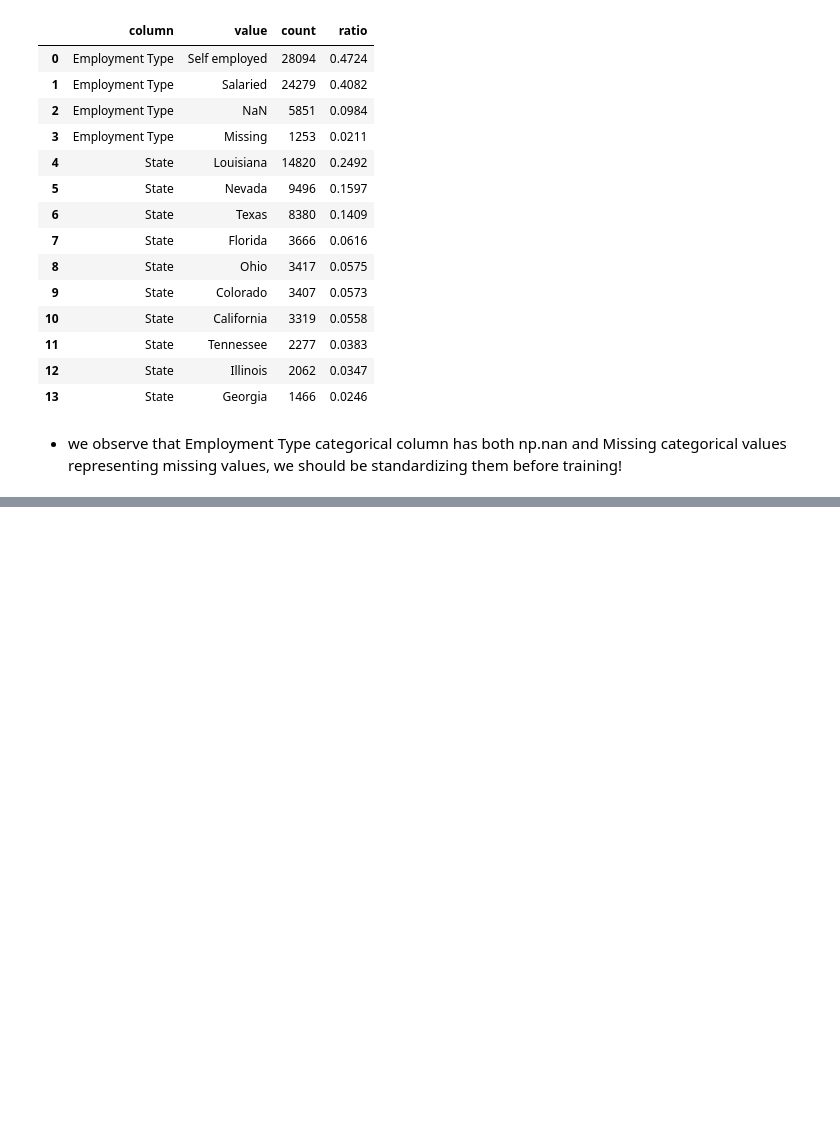
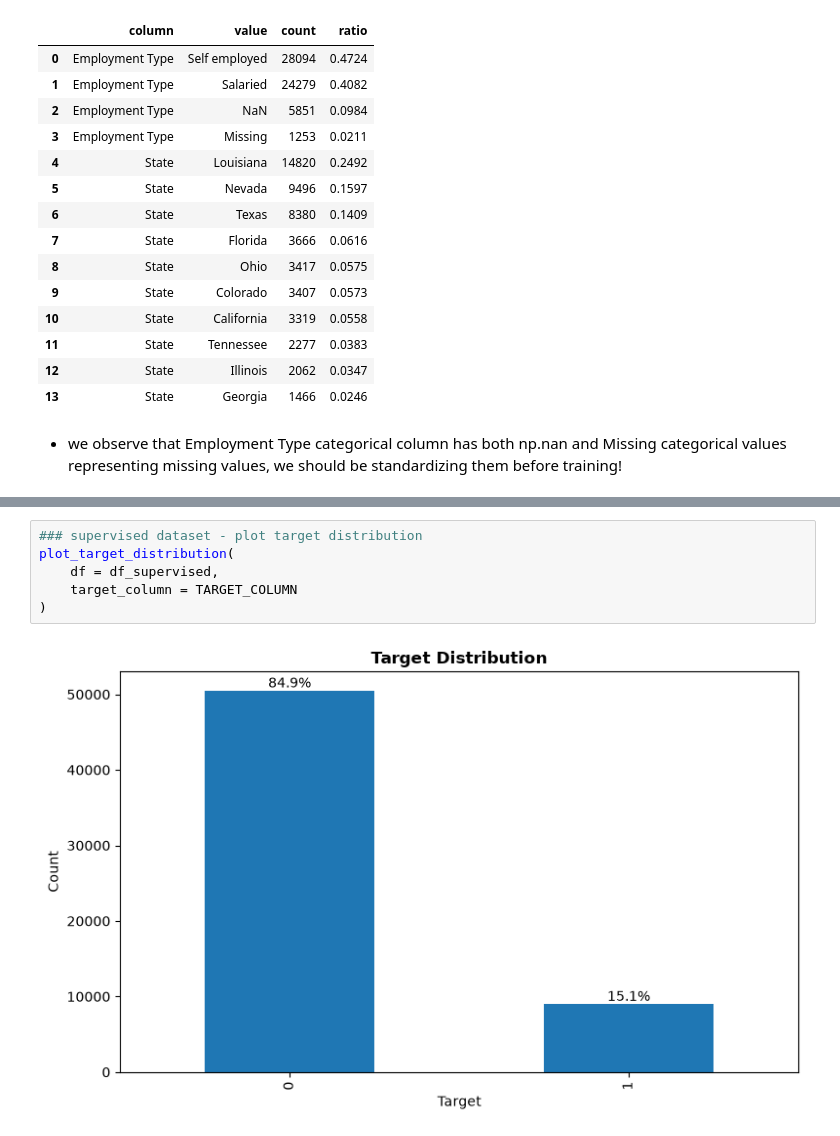
Before and after one commit to gorkemyencak/default-risk-classifier, a Jupyter notebook: notebooks/01_eda.ipynb, the cells around one changed output, grey strips where cells are left out. Drawn from its saved outputs; the diff is of its cells as text; blank space fills up the shorter version.

```diff
--- a/notebooks/01_eda.ipynb
+++ b/notebooks/01_eda.ipynb
@@ -239,0 +348,8 @@ categorical_summary
+# %%
+### supervised dataset - plot target distribution
+plot_target_distribution(
+    df = df_supervised,
+    target_column = TARGET_COLUMN
+)
+# %% [output]
+[figure, added]
```
Also changed, not shown: parts of 18 cells of this notebook, 1 other file.
